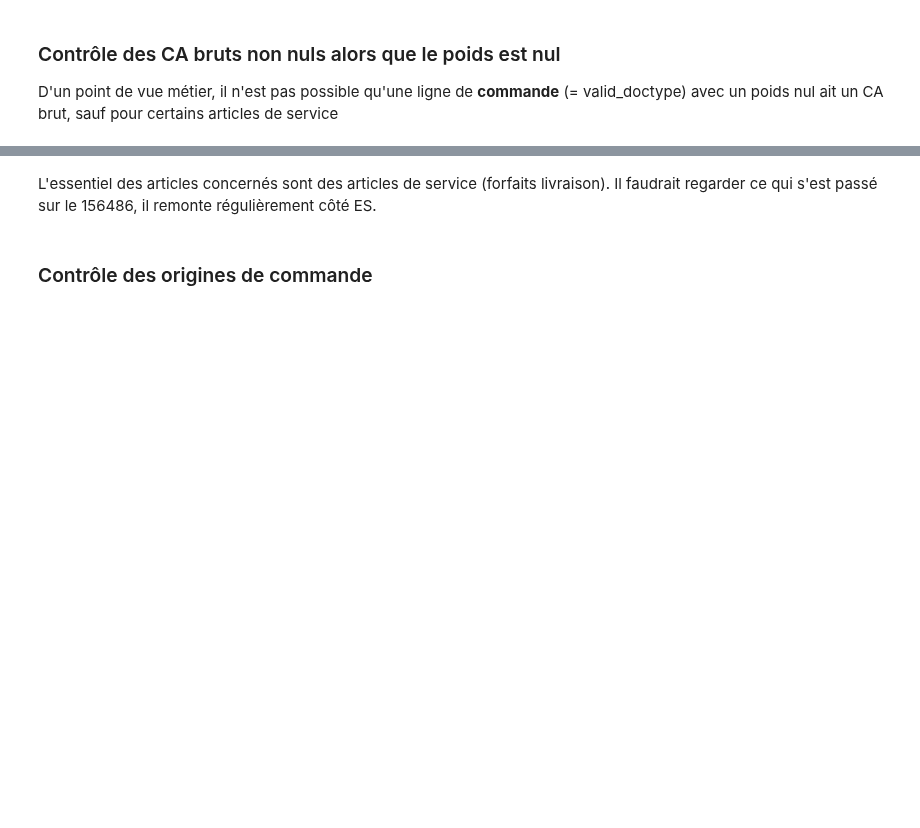
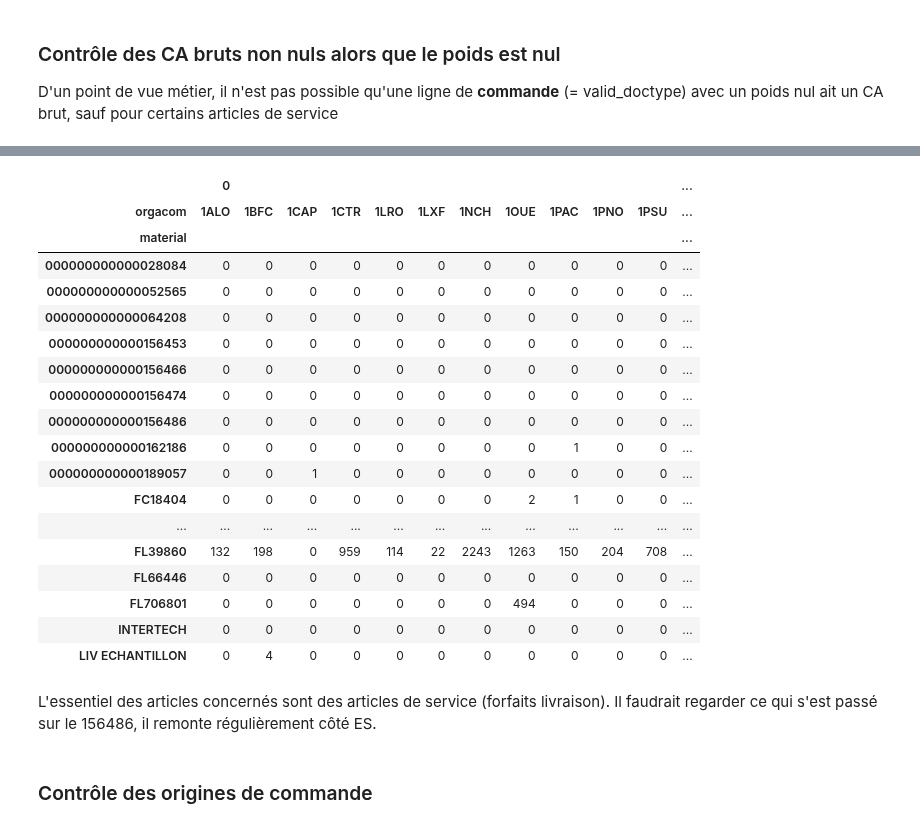
Before and after one commit to UltraDiuve/WebOrNot, a Jupyter notebook: notebooks/DataPreprocessor.ipynb, the cells around one changed output, grey strips where cells are left out. Saved outputs shown, nothing was run; the diff lists cells and outputs as text; code cells hidden in the pictures; blank space fills up the shorter version.

```diff
--- a/notebooks/DataPreprocessor.ipynb
+++ b/notebooks/DataPreprocessor.ipynb
@@ -132,3 +198,26 @@ Some sales have no weight but have brut revenue!
+# %%
+with pd.option_context('display.max_columns', None):
+    display(result.unstack('orgacom', fill_value=0).sort_index(axis=1).style.bar(align='mid', axis=None))
+# %% [output]
+|  | 0 |  |  |  |  |  |  |  |  |  |  | ... |
+| orgacom | 1ALO | 1BFC | 1CAP | 1CTR | 1LRO | 1LXF | 1NCH | 1OUE | 1PAC | 1PNO | 1PSU | ... |
+| material |  |  |  |  |  |  |  |  |  |  |  | ... |
+| 000000000000028084 | 0 | 0 | 0 | 0 | 0 | 0 | 0 | 0 | 0 | 0 | 0 | ... |
+| 000000000000052565 | 0 | 0 | 0 | 0 | 0 | 0 | 0 | 0 | 0 | 0 | 0 | ... |
+| 000000000000064208 | 0 | 0 | 0 | 0 | 0 | 0 | 0 | 0 | 0 | 0 | 0 | ... |
+| 000000000000156453 | 0 | 0 | 0 | 0 | 0 | 0 | 0 | 0 | 0 | 0 | 0 | ... |
+| 000000000000156466 | 0 | 0 | 0 | 0 | 0 | 0 | 0 | 0 | 0 | 0 | 0 | ... |
+| 000000000000156474 | 0 | 0 | 0 | 0 | 0 | 0 | 0 | 0 | 0 | 0 | 0 | ... |
+| 000000000000156486 | 0 | 0 | 0 | 0 | 0 | 0 | 0 | 0 | 0 | 0 | 0 | ... |
+| 000000000000162186 | 0 | 0 | 0 | 0 | 0 | 0 | 0 | 0 | 1 | 0 | 0 | ... |
+| 000000000000189057 | 0 | 0 | 1 | 0 | 0 | 0 | 0 | 0 | 0 | 0 | 0 | ... |
+| FC18404 | 0 | 0 | 0 | 0 | 0 | 0 | 0 | 2 | 1 | 0 | 0 | ... |
+| ... | ... | ... | ... | ... | ... | ... | ... | ... | ... | ... | ... | ... |
+| FL39860 | 132 | 198 | 0 | 959 | 114 | 22 | 2243 | 1263 | 150 | 204 | 708 | ... |
+| FL66446 | 0 | 0 | 0 | 0 | 0 | 0 | 0 | 0 | 0 | 0 | 0 | ... |
+| FL706801 | 0 | 0 | 0 | 0 | 0 | 0 | 0 | 494 | 0 | 0 | 0 | ... |
+| INTERTECH | 0 | 0 | 0 | 0 | 0 | 0 | 0 | 0 | 0 | 0 | 0 | ... |
+| LIV ECHANTILLON | 0 | 4 | 0 | 0 | 0 | 0 | 0 | 0 | 0 | 0 | 0 | ... |
 # %% [markdown]
 L'essentiel des articles concernés sont des articles de service (forfaits livraison). Il faudrait regarder ce qui s'est passé sur le 156486, il remonte régulièrement côté ES.
 # %% [markdown]
```
Also changed, not shown: parts of 40 cells of this notebook, 7 other files.
